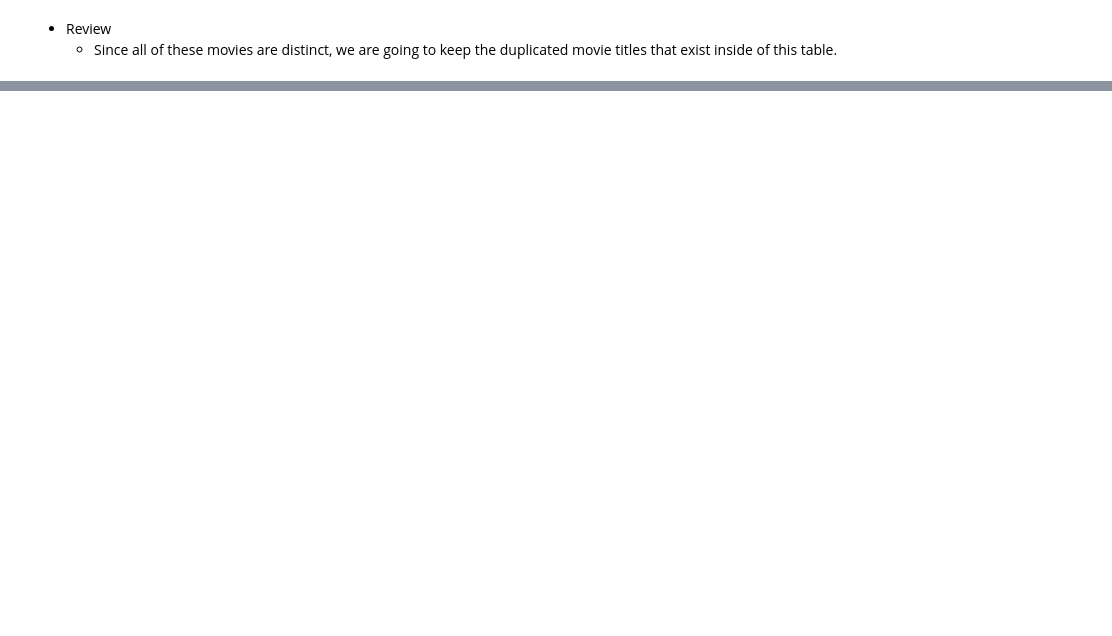
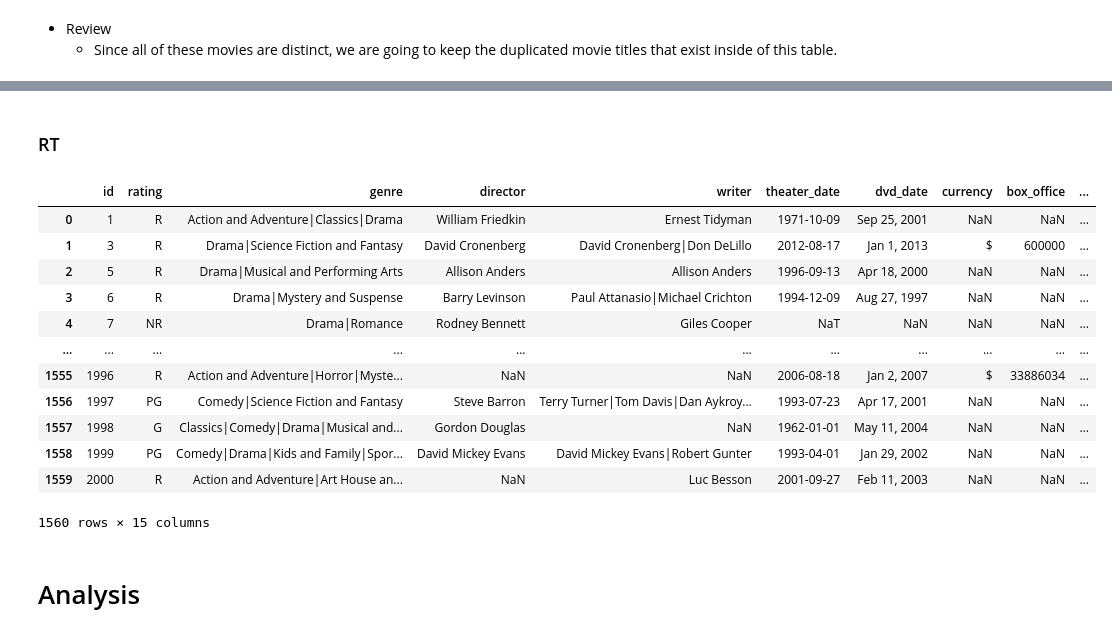
Before and after one commit to Gfatouras/Movie-Database-Analysis, a Jupyter notebook: student.ipynb, the cells around one changed output, grey strips where cells are left out. Drawn from its saved outputs; the diff is of its cells as text; code cells hidden in the pictures; blank space fills up the shorter version.

```diff
--- a/student.ipynb
+++ b/student.ipynb
@@ -579,0 +619,42 @@ memory usage: 24.0+ MB
+# %% [markdown]
+### RT
+# %%
+# Don't need this column
+rt_movie_info_df = rt_movie_info_df.drop("synopsis",axis = 1)
+# %%
+# Converting money values to int
+rt_movie_info_df['box_office'] = rt_movie_info_df['box_office'].str.replace('$', '').str.replace(',', '')
+# %%
+# Convert runtime to int
+rt_movie_info_df['runtime'] = rt_movie_info_df['runtime'].str.replace('minutes', '')
+rt_movie_info_df['runtime'] = pd.to_numeric(rt_movie_info_df['runtime'])
+
+# Rename runtime
+rt_movie_info_df = rt_movie_info_df.rename(columns = {"runtime": "runtime (minutes)"})
+# %%
+# Adding year, month, day, and day of week
+rt_movie_info_df['theater_date'] = pd.to_datetime(rt_movie_info_df['theater_date'], format="%b %d, %Y")
+
+# Extract month, day, and year
+rt_movie_info_df['month_theater'] = rt_movie_info_df['theater_date'].dt.month
+rt_movie_info_df['day_theater'] = rt_movie_info_df['theater_date'].dt.day
+rt_movie_info_df['year_theater'] = rt_movie_info_df['theater_date'].dt.year
+rt_movie_info_df['day_of_week_theater'] = rt_movie_info_df['theater_date'].dt.day_name()
+# %%
+rt_movie_info_df
+# %% [output]
+|  | id | rating | genre | director | writer | theater_date | dvd_date | currency | box_office | ... |
+| 0 | 1 | R | Action and Adventure|Classics|Drama | William Friedkin | Ernest Tidyman | 1971-10-09 | Sep 25, 2001 | NaN | NaN | ... |
+| 1 | 3 | R | Drama|Science Fiction and Fantasy | David Cronenberg | David Cronenberg|Don DeLillo | 2012-08-17 | Jan 1, 2013 | $ | 600000 | ... |
+| 2 | 5 | R | Drama|Musical and Performing Arts | Allison Anders | Allison Anders | 1996-09-13 | Apr 18, 2000 | NaN | NaN | ... |
+| 3 | 6 | R | Drama|Mystery and Suspense | Barry Levinson | Paul Attanasio|Michael Crichton | 1994-12-09 | Aug 27, 1997 | NaN | NaN | ... |
+| 4 | 7 | NR | Drama|Romance | Rodney Bennett | Giles Cooper | NaT | NaN | NaN | NaN | ... |
+| ... | ... | ... | ... | ... | ... | ... | ... | ... | ... | ... |
+| 1555 | 1996 | R | Action and Adventure|Horror|Myste... | NaN | NaN | 2006-08-18 | Jan 2, 2007 | $ | 33886034 | ... |
+| 1556 | 1997 | PG | Comedy|Science Fiction and Fantasy | Steve Barron | Terry Turner|Tom Davis|Dan Aykroy... | 1993-07-23 | Apr 17, 2001 | NaN | NaN | ... |
+| 1557 | 1998 | G | Classics|Comedy|Drama|Musical and... | Gordon Douglas | NaN | 1962-01-01 | May 11, 2004 | NaN | NaN | ... |
+| 1558 | 1999 | PG | Comedy|Drama|Kids and Family|Spor... | David Mickey Evans | David Mickey Evans|Robert Gunter | 1993-04-01 | Jan 29, 2002 | NaN | NaN | ... |
+| 1559 | 2000 | R | Action and Adventure|Art House an... | NaN | Luc Besson | 2001-09-27 | Feb 11, 2003 | NaN | NaN | ... |
+1560 rows × 15 columns
+# %% [markdown]
+# Analysis
```
Also changed, not shown: parts of 88 cells of this notebook, 2 other files.
